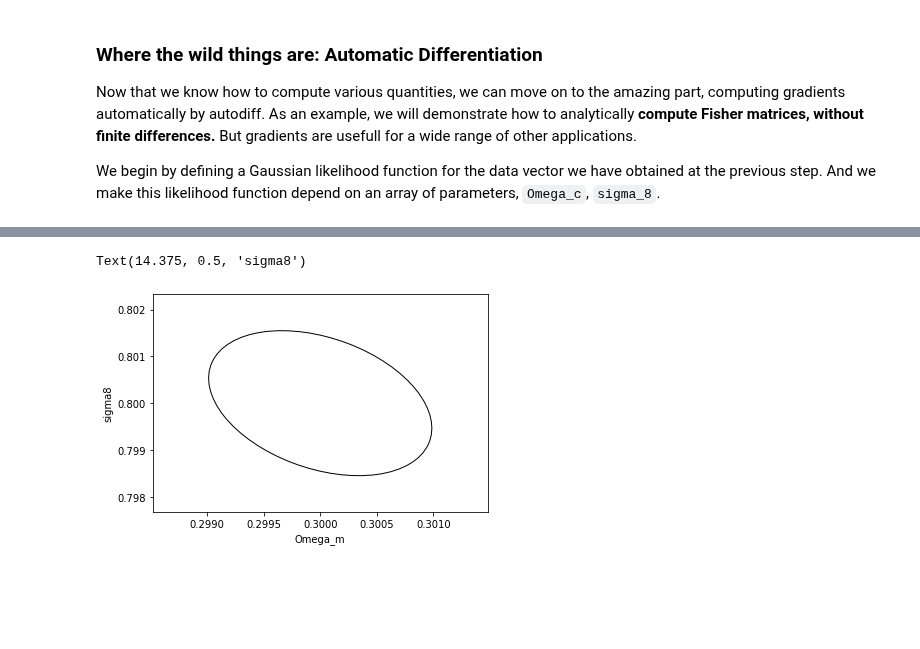
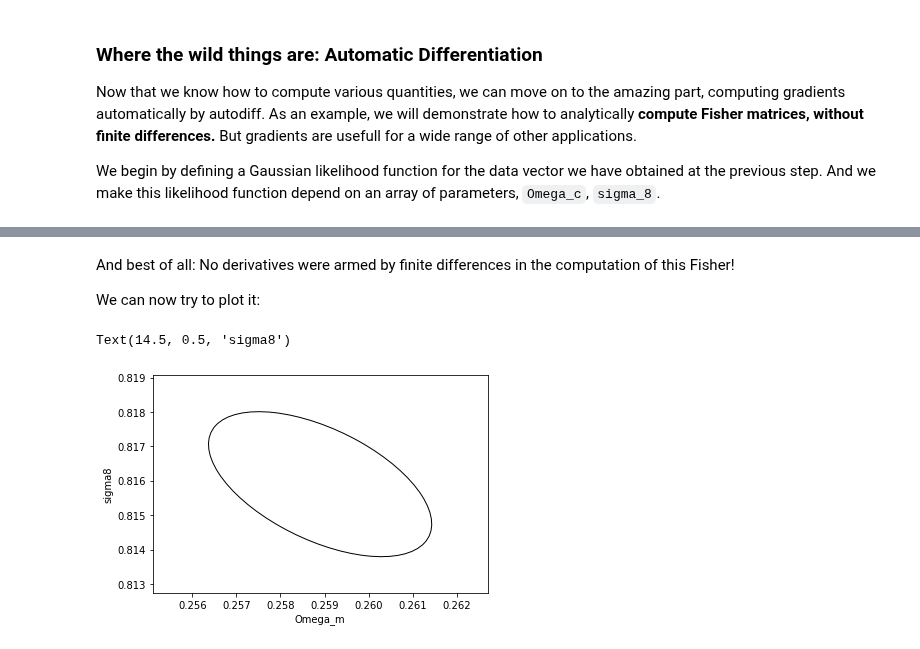
Before and after one commit to DifferentiableUniverseInitiative/jax_cosmo, a Jupyter notebook: notebooks/jax-cosmo-intro.ipynb, the cells around one changed output, grey strips where cells are left out. Drawn from its saved outputs; the diff is of its cells as text; code cells hidden in the pictures; blank space fills up the shorter version.

```diff
--- a/notebooks/jax-cosmo-intro.ipynb
+++ b/notebooks/jax-cosmo-intro.ipynb
@@ -54,7 +54,7 @@ And for the purpose of this tutorial we also define a few plotting functions in
 import matplotlib.pyplot as plt
 from matplotlib.patches import Ellipse
 
-def plot_contours(hessian, pos,  nstd=1., ax=None, **kwargs):
+def plot_contours(fisher, pos,  nstd=1., ax=None, **kwargs):
   """
   Plot 2D parameter contours given a Hessian matrix of the likelihood
   """
@@ -64,7 +64,7 @@ def plot_contours(hessian, pos,  nstd=1., ax=None, **kwargs):
     order = vals.argsort()[::-1]
     return vals[order], vecs[:, order]
 
-  mat = - hessian
+  mat = fisher
   cov = np.linalg.inv(mat)
   sigma_marg = lambda i: np.sqrt(cov[i, i])
 
@@ -250,0 +262,6 @@ grad_loglik = jax.jit(jax.grad(likelihood))
+# %%
+# Compile a function that computes the Hessian of the likelihood
+hessian_loglik = jax.jit(jax.hessian(likelihood))
+
+# Evalauate the Hessian at fiductial cosmology to retrieve Fisher matrix
+F = - hessian_loglik(params)
@@ -266,10 +278,12 @@ H = hessian_loglik(params)
-# %%
-# Let's compute the Fisher matrix, i.e. the same thing but at the true cosmmology
-H = hessian_loglik(np.array([cosmo.Omega_c, cosmo.sigma8]))
-
-plot_contours(H, params, fill=False);
-xlabel('Omega_m')
-ylabel('sigma8')
-# %% [output]
-Text(14.375, 0.5, 'sigma8')
-[figure, removed]
+# %% [markdown]
+And best of all: No derivatives were armed by finite differences in the computation of this Fisher!
+
+We can now try to plot it:
+# %%
+# We can now plot contours obtained with this
+plot_contours(-F, params, fill=False);
+xlabel('Omega_m')
+ylabel('sigma8')
+# %% [output]
+Text(14.5, 0.5, 'sigma8')
+[figure, added]
```
Also changed, not shown: parts of 19 cells of this notebook.
